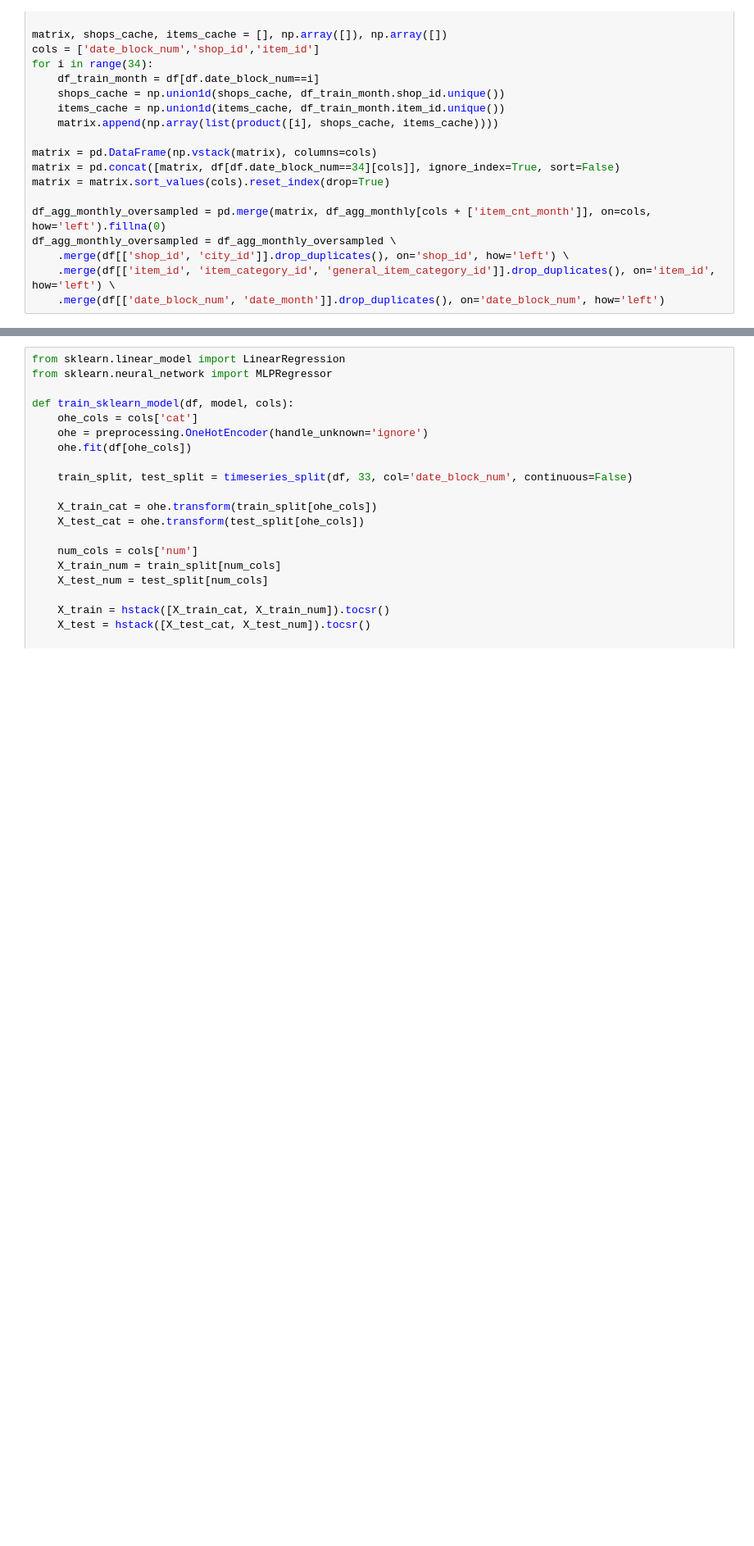
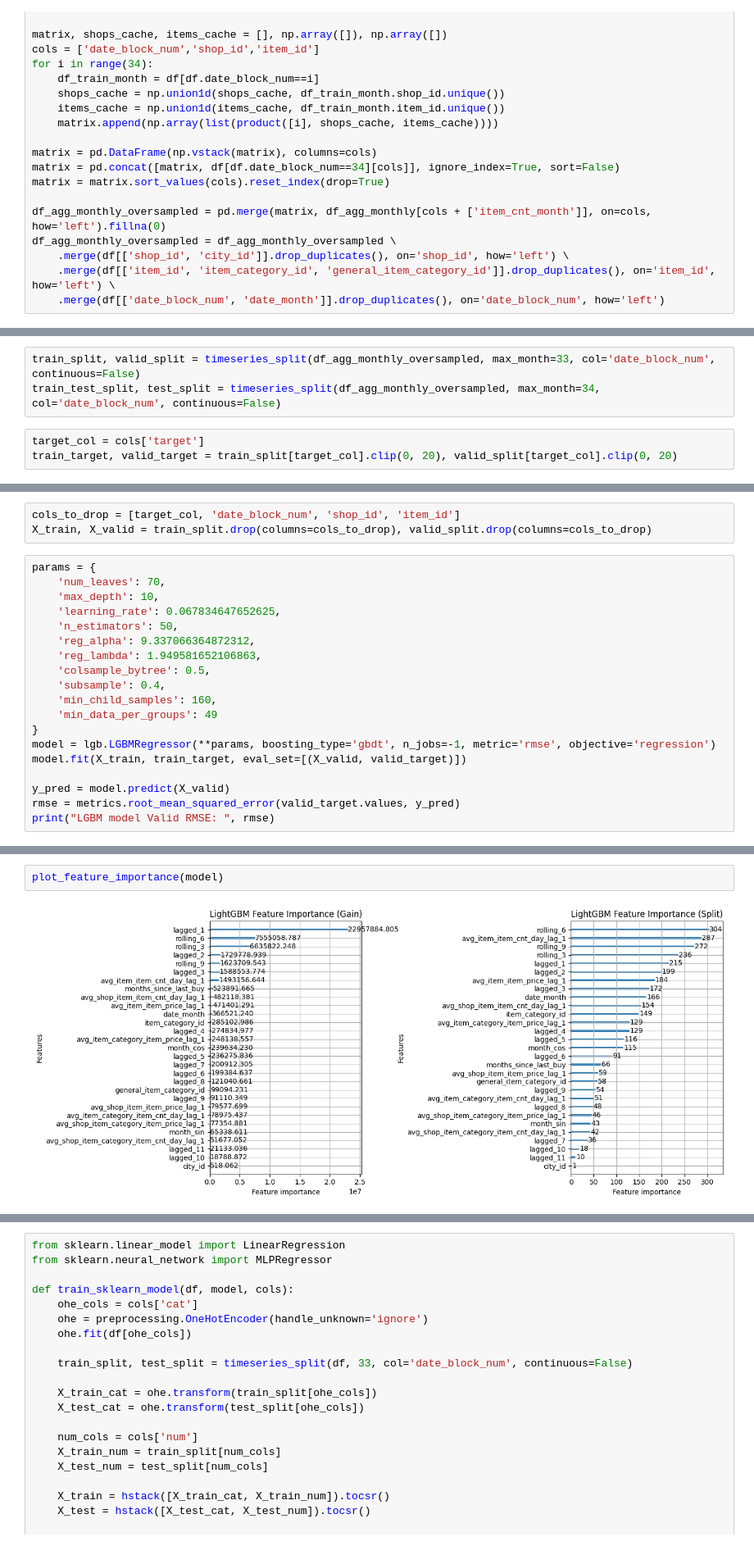
Before and after one commit to milymilek/sales-forecasting, a Jupyter notebook: notebooks/3_feature_engineering.ipynb, the cells around one changed output, grey strips where cells are left out. Shown at 82% size. Cells and saved outputs as stored; diff of their text form; blank space fills up the shorter version.

```diff
--- a/notebooks/3_feature_engineering.ipynb
+++ b/notebooks/3_feature_engineering.ipynb
@@ -426,0 +395,6 @@ print("Best Score:", study.best_value)
+# %%
+train_split, valid_split = timeseries_split(df_agg_monthly_oversampled, max_month=33, col='date_block_num', continuous=False)
+train_test_split, test_split = timeseries_split(df_agg_monthly_oversampled, max_month=34, col='date_block_num', continuous=False)
+# %%
+target_col = cols['target']
+train_target, valid_target = train_split[target_col].clip(0, 20), valid_split[target_col].clip(0, 20)
@@ -426,0 +416,22 @@ print("Best Score:", study.best_value)
+# %%
+cols_to_drop = [target_col, 'date_block_num', 'shop_id', 'item_id']
+X_train, X_valid = train_split.drop(columns=cols_to_drop), valid_split.drop(columns=cols_to_drop)
+# %%
+params = {
+    'num_leaves': 70,
+    'max_depth': 10,
+    'learning_rate': 0.067834647652625,
+    'n_estimators': 50,
+    'reg_alpha': 9.337066364872312,
+    'reg_lambda': 1.949581652106863,
+    'colsample_bytree': 0.5,
+    'subsample': 0.4,
+    'min_child_samples': 160,
+    'min_data_per_groups': 49
+}
+model = lgb.LGBMRegressor(**params, boosting_type='gbdt', n_jobs=-1, metric='rmse', objective='regression')
+model.fit(X_train, train_target, eval_set=[(X_valid, valid_target)])
+
+y_pred = model.predict(X_valid)
+rmse = metrics.root_mean_squared_error(valid_target.values, y_pred)
+print("LGBM model Valid RMSE: ", rmse)
@@ -426,0 +450,4 @@ print("Best Score:", study.best_value)
+# %%
+plot_feature_importance(model)
+# %% [output]
+[figure, added]
```
Also changed, not shown: parts of 88 cells of this notebook, 12 other files.
